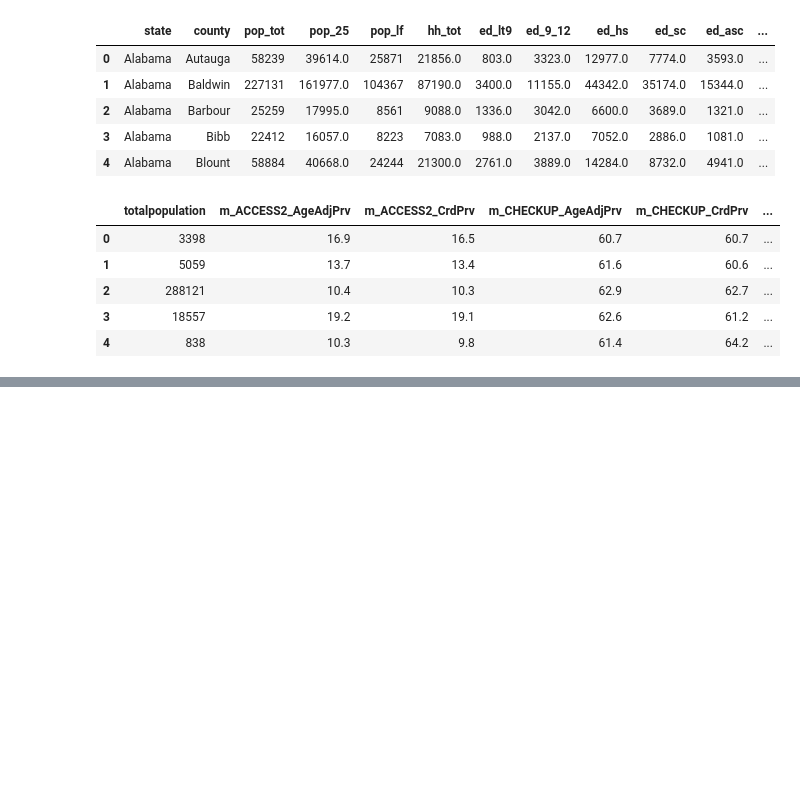
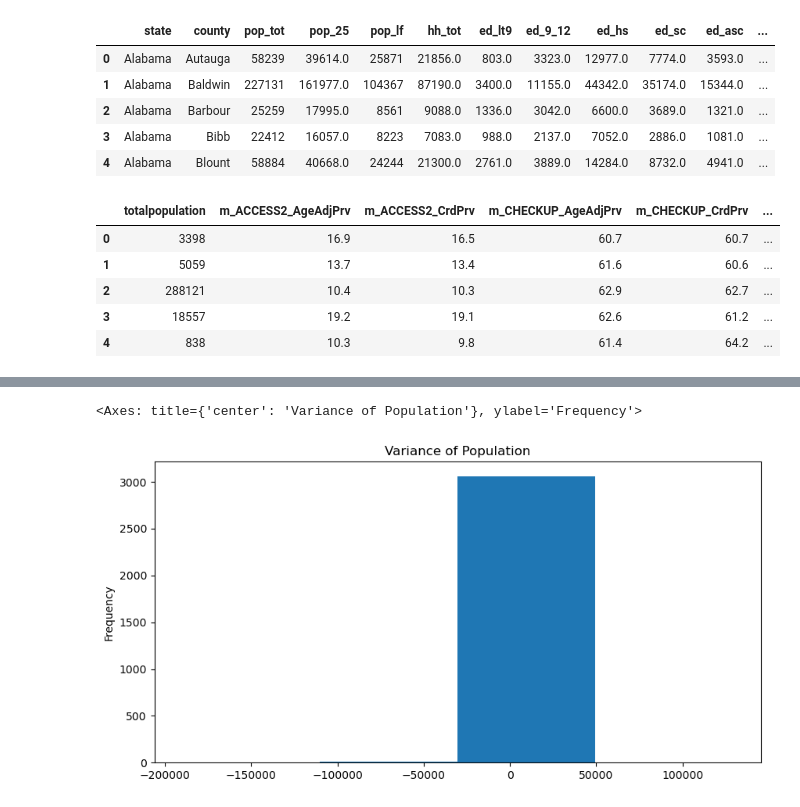
Before and after one commit to mfarme/eHealthEquity, a Jupyter notebook: Research/Data Source/Merge.ipynb, the cells around one changed output, grey strips where cells are left out. Drawn from its saved outputs; the diff is of its cells as text; code cells hidden in the pictures; blank space fills up the shorter version.

```diff
--- a/Research/Data Source/Merge.ipynb
+++ b/Research/Data Source/Merge.ipynb
@@ -117,0 +172,8 @@ merged[merged['pop_tot'].isnull()]
+# %%
+val['variance_pop'] = val['totalpopulation'] - val['pop_tot']
+# %%
+#plot variance pop
+val['variance_pop'].plot(kind='hist', bins=4, figsize=(10,5), title='Variance of Population')
+# %% [output]
+<Axes: title={'center': 'Variance of Population'}, ylabel='Frequency'>
+[figure, added]
```
Also changed, not shown: parts of 9 cells of this notebook.
